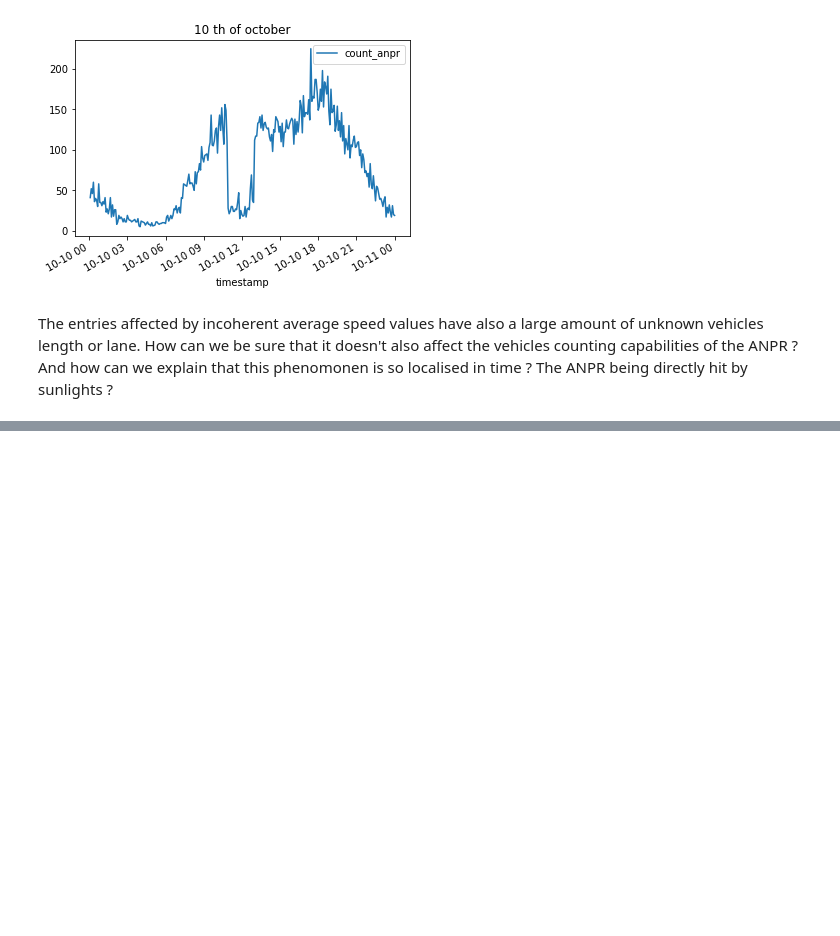
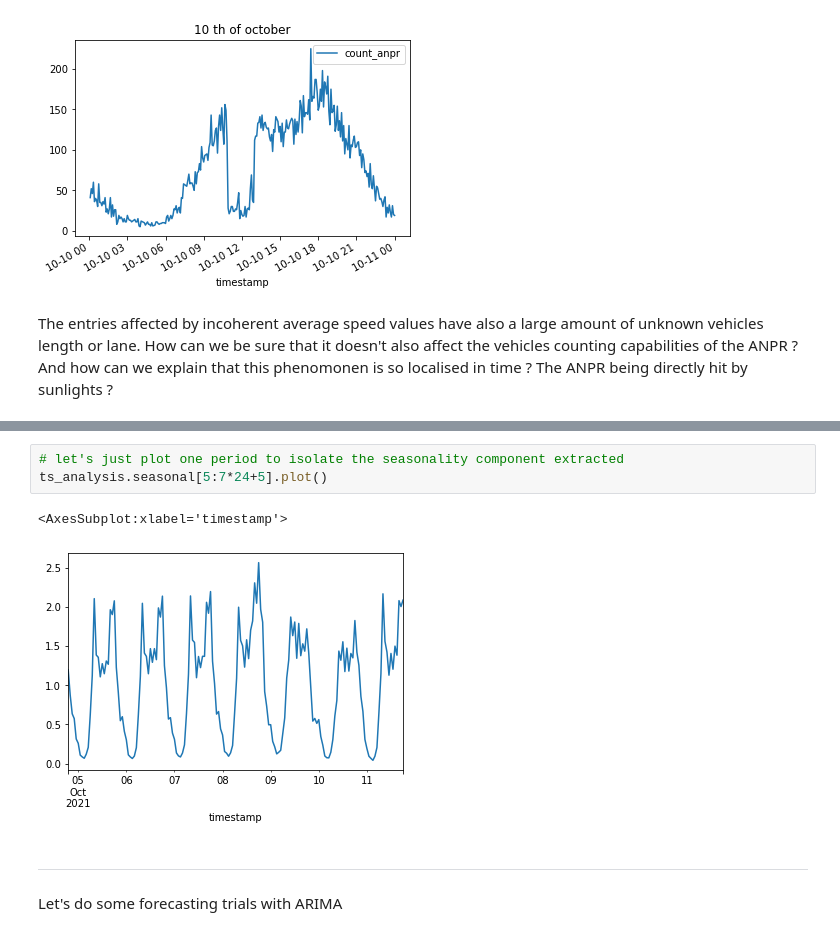
Before and after one commit to khookh/MacqProject, a Jupyter notebook: data_science_exercise.ipynb, the cells around one changed output, grey strips where cells are left out. Saved outputs shown, nothing was run; the diff lists cells and outputs as text; blank space fills up the shorter version.

```diff
--- a/data_science_exercise.ipynb
+++ b/data_science_exercise.ipynb
@@ -448,0 +486,9 @@ And how can we explain that this phenomonen is so localised in time ? The ANPR b
+# %%
+# let's just plot one period to isolate the seasonality component extracted
+ts_analysis.seasonal[5:7*24+5].plot()
+# %% [output]
+<AxesSubplot:xlabel='timestamp'>
+[figure, added]
+# %% [markdown]
+---
+Let's do some forecasting trials with ARIMA
```
Also changed, not shown: parts of 29 cells of this notebook.
